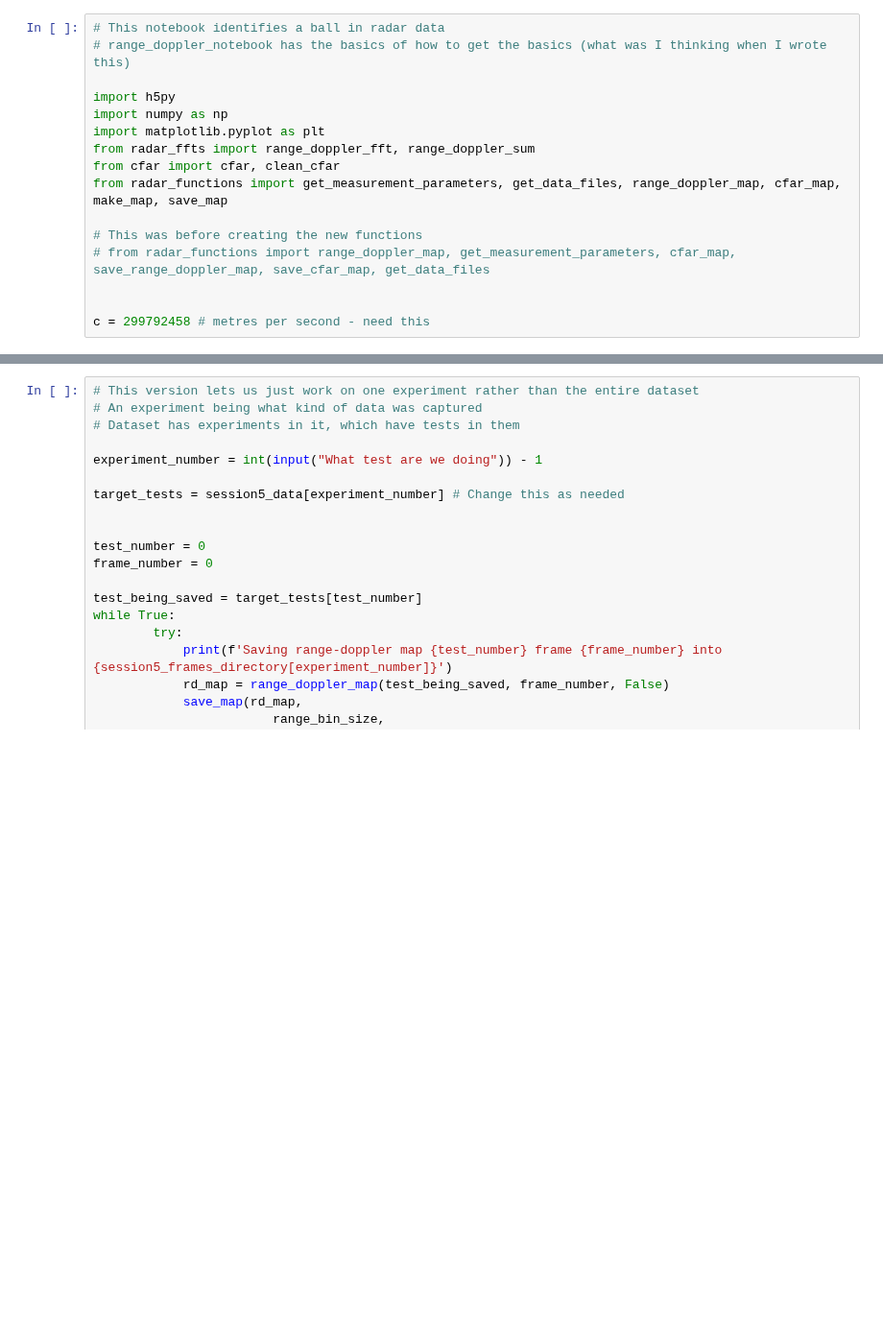
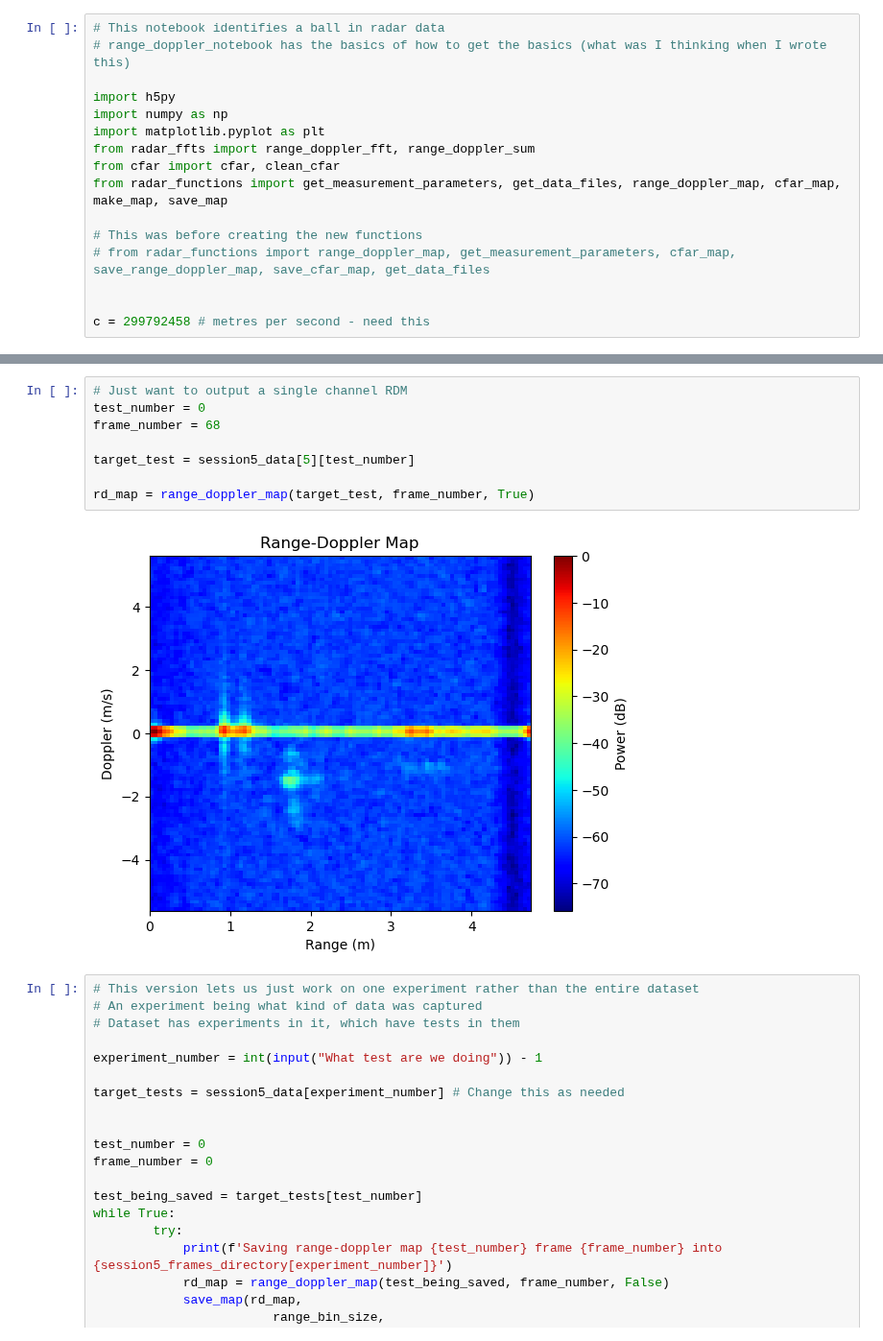
Before and after one commit to HarryPaniccc/4022S_code, a Jupyter notebook: golfball_finder.ipynb, the cells around one changed output, grey strips where cells are left out. Shown at 96% size. Drawn from its saved outputs; the diff is of its cells as text; blank space fills up the shorter version.

```diff
--- a/golfball_finder.ipynb
+++ b/golfball_finder.ipynb
@@ -73,3 +67,13 @@ session5_frames_directory = ['frames/test5_golf_throw/',
+# %%
+# Just want to output a single channel RDM
+test_number = 0
+frame_number = 68
+
+target_test = session5_data[5][test_number]
+
+rd_map = range_doppler_map(target_test, frame_number, True)
+# %% [output]
+[figure, added]
 # %%
 # This version lets us just work on one experiment rather than the entire dataset
 # An experiment being what kind of data was captured
```
Also changed, not shown: parts of 2 cells of this notebook, 1 other file.
